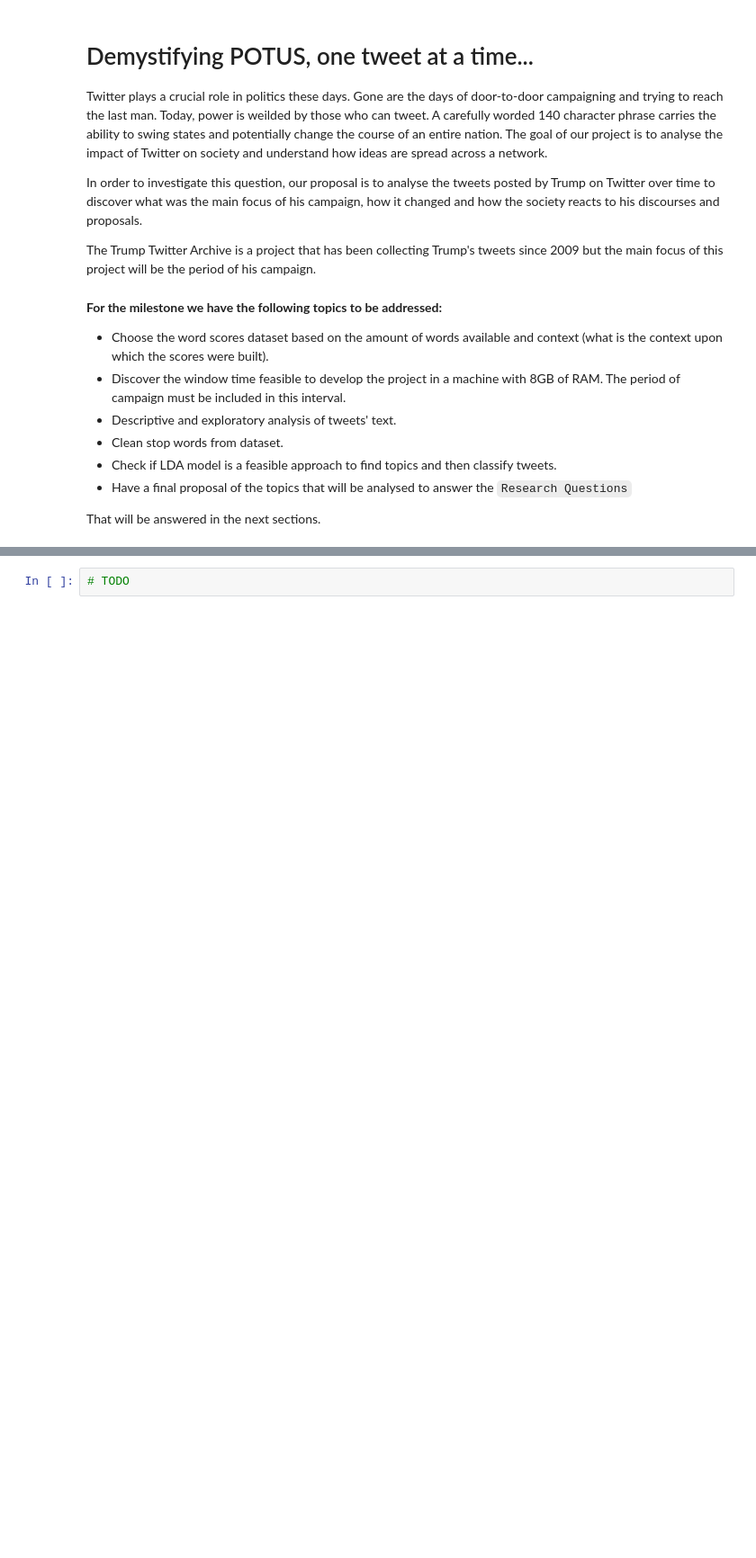
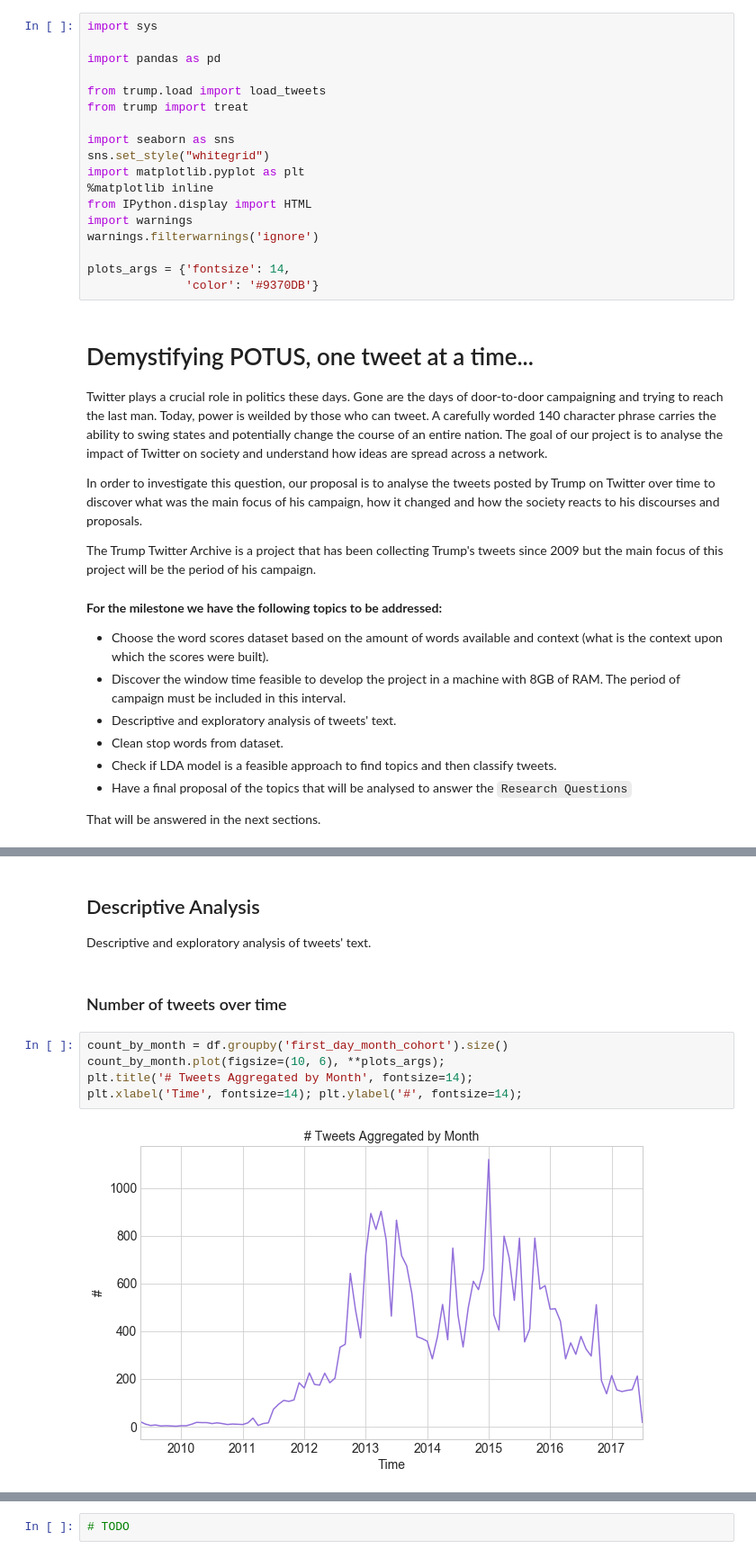
Before and after one commit to atulkumarin/project, a Jupyter notebook: analysis/project-milestone-2.ipynb, the cells around one changed output, grey strips where cells are left out. Shown at 90% size. Saved outputs shown, nothing was run; the diff lists cells and outputs as text; blank space fills up the shorter version.

Commit message:
half general analysis

```diff
--- a/analysis/project-milestone-2.ipynb
+++ b/analysis/project-milestone-2.ipynb
@@ -22,3 +17,21 @@ from IPython.display import HTML
+# %%
+import sys
+
+import pandas as pd
+
+from trump.load import load_tweets
+from trump import treat
+
+import seaborn as sns
+sns.set_style("whitegrid")
+import matplotlib.pyplot as plt
+%matplotlib inline
+from IPython.display import HTML
+import warnings
+warnings.filterwarnings('ignore')
+
+plots_args = {'fontsize': 14,
+              'color': '#9370DB'}
 # %% [markdown]
 # Demystifying POTUS, one tweet at a time...
 
@@ -51,0 +91,12 @@ Be aware that the year of 2017 is still not closed, so fields like `retweet_coun
+# %% [markdown]
+## Descriptive Analysis
+Descriptive and exploratory analysis of tweets' text.
+# %% [markdown]
+### Number of tweets over time
+# %%
+count_by_month = df.groupby('first_day_month_cohort').size()
+count_by_month.plot(figsize=(10, 6), **plots_args);
+plt.title('# Tweets Aggregated by Month', fontsize=14);
+plt.xlabel('Time', fontsize=14); plt.ylabel('#', fontsize=14);
+# %% [output]
+[figure, added]
```
Also changed, not shown: parts of 20 cells of this notebook, 1 other file.
